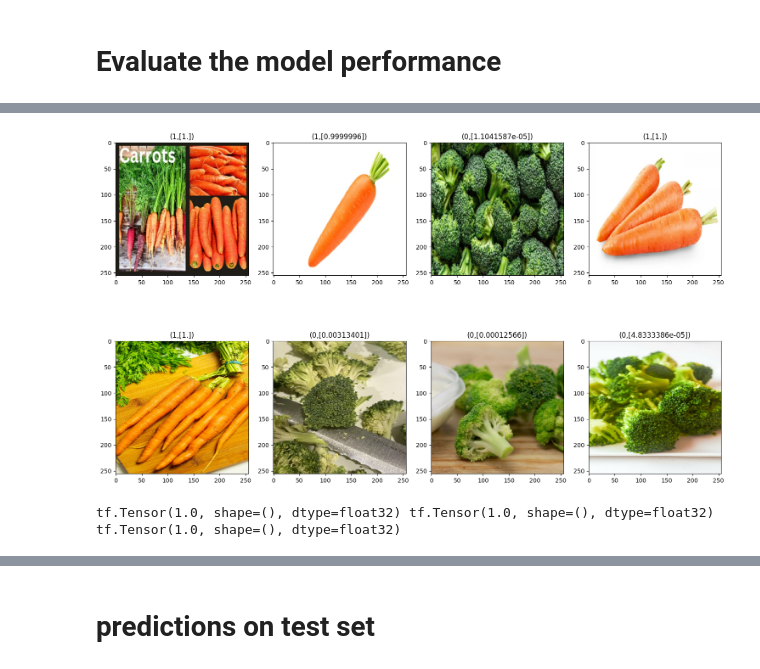
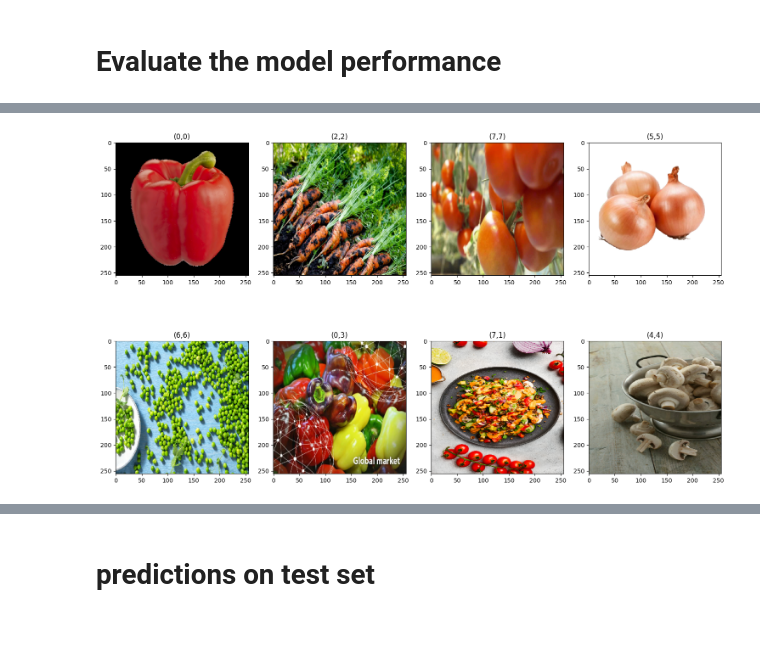
Before and after one commit to EmmaKLofthouse/VegVision, a Jupyter notebook: basic_cnn.ipynb, the cells around one changed output, grey strips where cells are left out. Cells and saved outputs as stored; diff of their text form; code cells hidden in the pictures; blank space fills up the shorter version.

Commit message:
generalised to work with multiclass data

```diff
--- a/basic_cnn.ipynb
+++ b/basic_cnn.ipynb
@@ -56,8 +80,13 @@ for idx, img in enumerate(batch[0][:4]):
 # Split into train, validation and test samples
 n_batchs = len(data)
 train_size = int(n_batchs*0.6)
-val_size = int(n_batchs*0.2)+1
+val_size = int(n_batchs*0.2)
 test_size = int(n_batchs*0.2)
+
+# if rounding causes sizes to be less than amount of data, add spare data to the training set
+total_size = train_size+val_size+test_size
+if total_size < n_batchs:
+  train_size += n_batchs - total_size
 
 train = data.take(train_size)
 val = data.skip(train_size).take(val_size)
@@ -98,12 +127,11 @@ def create_simple_cnn(input_shape, num_classes):
     model.add(MaxPooling2D())
     model.add(Flatten())
     model.add(Dense(256, activation='relu'))
-    #model.add(Dense(num_classes, activation='softmax'))
-    model.add(Dense(1,activation="sigmoid"))
+    model.add(Dense(num_classes, activation='softmax'))
     return model
 
 input_shape = (256,256, 3)  # Shape of processed images
-num_classes = 2  # Number of vegetable categories
+num_classes = len(categories)  # Number of vegetable categories
 
 # Create the CNN model
 model = create_simple_cnn(input_shape, num_classes)
@@ -131,7 +158,7 @@ _________________________________________________________________
 # %%
 # Compile the model
 model.compile(optimizer=Adam(),
-              loss=tf.losses.BinaryCrossentropy(), #binary_crossentropy",#'categorical_crossentropy',
+              loss=tf.losses.SparseCategoricalCrossentropy(),
               metrics=['accuracy'])
 # %% [markdown]
 # Train the model
@@ -140,7 +167,7 @@ log_dir = 'logs'
 tensorboard_callback = tf.keras.callbacks.TensorBoard(log_dir=log_dir)
 # %%
 hist= model.fit(train,
-                epochs=15,
+                epochs=30,
                 validation_data=val,
                 callbacks=[tensorboard_callback])
 # %% [output]
@@ -188,26 +215,18 @@ plt.show()
 # %% [markdown]
 # Evaluate the model performance
 # %%
-from tensorflow.keras.metrics import Precision, Recall, BinaryAccuracy
+test_iterator = test.as_numpy_iterator()
+batch = test_iterator.next()
+X, y = batch
+preds = model.predict(X)
 
-pre = Precision()
-re = Recall()
-acc = BinaryAccuracy()
-
+n_plots = 8
 plt.figure(figsize=(15, 10))
-
-for batch in test.as_numpy_iterator():
-    X, y = batch
-
-    yhat = model.predict(X)
-    pre.update_state(y, yhat)
-    re.update_state(y, yhat)
-    acc.update_state(y, yhat)
-
-    for idx, img in enumerate(X):
-        plt.subplot(2, len(X)//2, idx+1)
-        plt.imshow(img)
-        plt.title(f"({y[idx]},{yhat[idx]})")
+for idx, img in enumerate(X[:n_plots]):
+    plt.subplot(2, n_plots//2, idx+1)
+    plt.imshow(img)
+    predicted_class = np.argmax(preds[idx])
+    plt.title(f"({y[idx]},{predicted_class})")
 
 plt.tight_layout()
 plt.show()
@@ -216,5 +235 @@ plt.show()
-[figure, old version]
+[figure, new version]
-# %%
-print(pre.result(), re.result(), acc.result())
-# %% [output]
-tf.Tensor(1.0, shape=(), dtype=float32) tf.Tensor(1.0, shape=(), dtype=float32) tf.Tensor(1.0, shape=(), dtype=float32)
```
Also changed, not shown: parts of 21 cells of this notebook.
